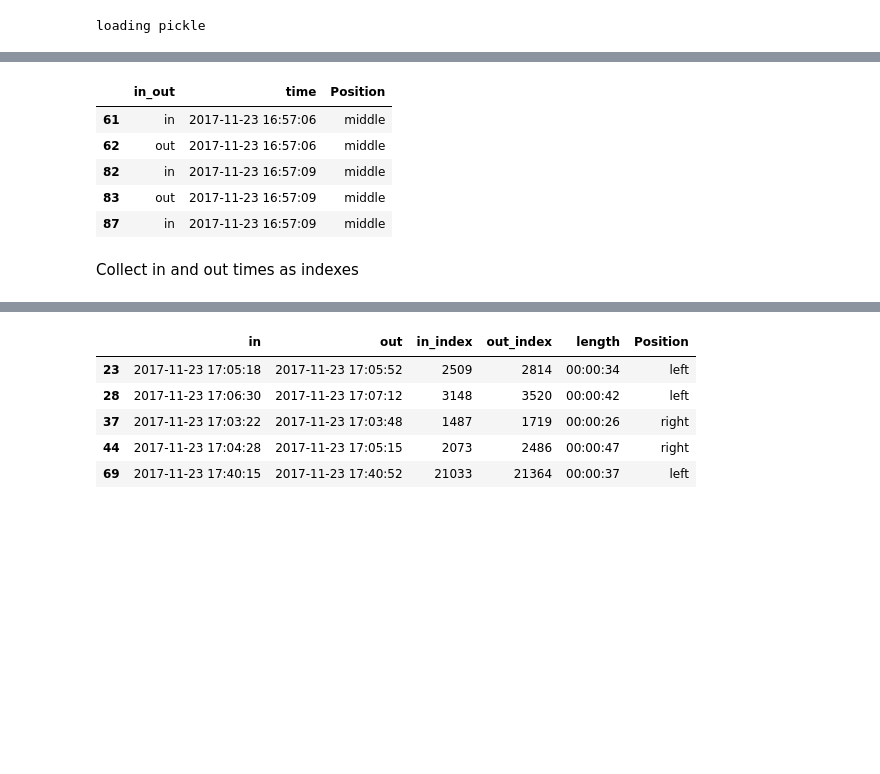
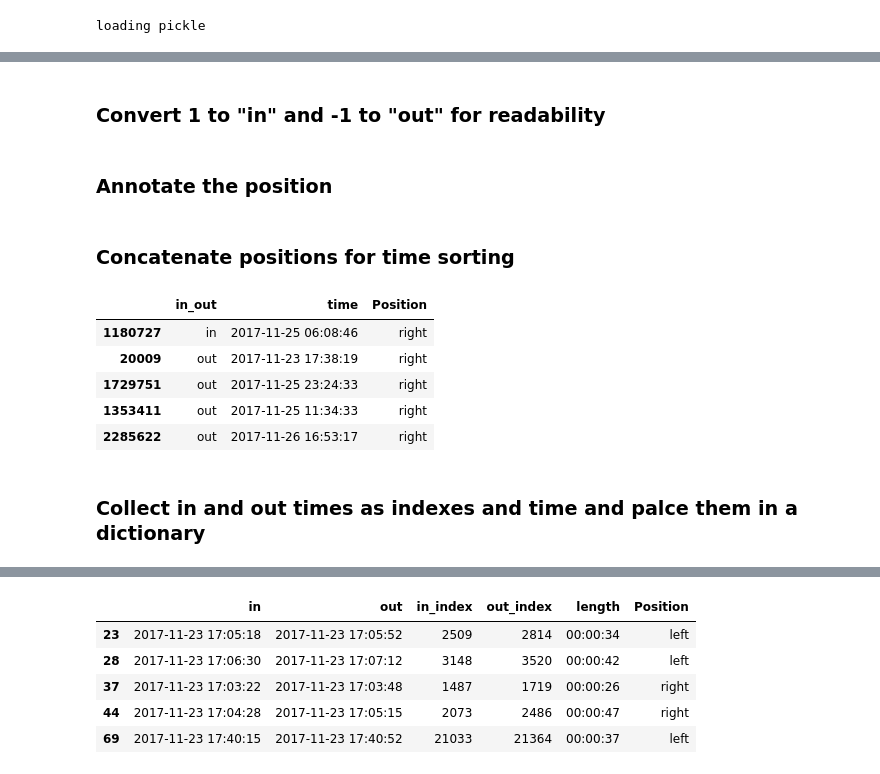
Before and after one commit to bachelor-2020/grideye-testing, a Jupyter notebook: 2 - Algorithm Design.ipynb, the cells around one changed output, grey strips where cells are left out. Saved outputs shown, nothing was run; the diff lists cells and outputs as text; code cells hidden in the pictures; blank space fills up the shorter version.

```diff
--- a/2 - Algorithm Design.ipynb
+++ b/2 - Algorithm Design.ipynb
@@ -194,14 +205,12 @@ else:
     print("creating pickle...")
     print("this will take some time...")
 
-
-    # 2.
-    print("2")
     left  = df[left_mask].copy()
     middle = df[middle_mask].copy()
     right = df[right_mask].copy()
 
-    # Get the highest three numbers from a list of numbers
+    # Define a function which calculates
+    # the highest three numbers from a list
     # and calculate their mean
     # O(n)
     def top_three_mean(numbers):
@@ -222,15 +231,17 @@ else:
         tri_mean = np.mean((m1,m2,m3))
         return tri_mean if count >= 2 else None
 
-
+    # Apply top_three_mean to each urinal section
     left["mean3"] = left.progress_apply(top_three_mean,axis = 1)
     middle["mean3"] = middle.progress_apply(top_three_mean,axis = 1)
     right["mean3"] = right.progress_apply(top_three_mean,axis = 1)
 
-    left["background_temp"] = left_thresh
-    middle["background_temp"] = middle_thresh
-    right["background_temp"] = right_thresh
+    # assign the previous calculated background temperatures to each urinal section
+    left["background_temp"] = left_background
+    middle["background_temp"] = middle_background
+    right["background_temp"] = right_background
 
+    # specify the urinal section (this is more convenient for pickling)
     left["position"] = 'left'
     middle["position"] = 'middle'
     right["position"] = 'right'
@@ -281,13 +292,13 @@ complete
 # %%
-df_temp_diff_redL =  pd.concat([df_temp_diff.iloc[:,1][df_temp_diff.iloc[:,1] != 0],df_temp_diff["time"][df_temp_diff.iloc[:,1] != 0]],axis = 1)
-df_temp_diff_redM = pd.concat([df_temp_diff.iloc[:,2][df_temp_diff.iloc[:,2] != 0],df_temp_diff["time"][df_temp_diff.iloc[:,2] != 0]],axis = 1)
-df_temp_diff_redR = pd.concat([df_temp_diff.iloc[:,3][df_temp_diff.iloc[:,3] != 0],df_temp_diff["time"][df_temp_diff.iloc[:,3] != 0]],axis = 1)
+df_temp_diff_redL =  pd.concat([df_temp_diff["left"][df_temp_diff["left"] != 0],df_temp_diff["time"][df_temp_diff["left"] != 0]],axis = 1)
+df_temp_diff_redM = pd.concat([df_temp_diff["middle"][df_temp_diff["middle"] != 0],df_temp_diff["time"][df_temp_diff["middle"] != 0]],axis = 1)
+df_temp_diff_redR = pd.concat([df_temp_diff["right"][df_temp_diff["right"] != 0],df_temp_diff["time"][df_temp_diff["right"] != 0]],axis = 1)
 
 df_temp_diff_redL.columns = ["in_out","time"]
 df_temp_diff_redM.columns = ["in_out","time"]
 df_temp_diff_redR.columns = ["in_out","time"]
 
-df_temp_diff_redR.head(10)
+df_temp_diff_redR.head(5)
 # %% [output]
 |  | in_out | time |
 | 130 | 1.0 | 2017-11-23 16:57:14 |
@@ -314,3 +331,5 @@ for i in tnrange(len(test)):
+# %% [markdown]
+### Convert 1 to "in" and -1 to "out" for readability
 # %%
 def in_out(b):
     try:
@@ -333,0 +348,2 @@ df_temp_diff_redR["Position"] = ["right" for x in range(len(df_temp_diff_redR))]
+# %% [markdown]
+### Annotate the position
@@ -334,22 +354,21 @@ df_temp_diff_redR["Position"] = ["right" for x in range(len(df_temp_diff_redR))]
+# %% [markdown]
+### Concatenate positions for time sorting
 # %%
-
 rsv = df_temp_diff_redL
 rsv = rsv.append(df_temp_diff_redM)
 rsv = rsv.append(df_temp_diff_redR)
 
-
 rsv.sort_index(inplace=True)
-
-rsv.head()
+rsv.sample(5)
 # %% [output]
 |  | in_out | time | Position |
-| 61 | in | 2017-11-23 16:57:06 | middle |
-| 62 | out | 2017-11-23 16:57:06 | middle |
-| 82 | in | 2017-11-23 16:57:09 | middle |
-| 83 | out | 2017-11-23 16:57:09 | middle |
-| 87 | in | 2017-11-23 16:57:09 | middle |
+| 1180727 | in | 2017-11-25 06:08:46 | right |
+| 20009 | out | 2017-11-23 17:38:19 | right |
+| 1729751 | out | 2017-11-25 23:24:33 | right |
+| 1353411 | out | 2017-11-25 11:34:33 | right |
+| 2285622 | out | 2017-11-26 16:53:17 | right |
 # %% [markdown]
-Collect in and out times as indexes
+### Collect in and out times as indexes and time and palce them in a dictionary
 # %%
 # in and out are times, and inx and outx are the indexes
 in_out_dict = {"left":{"in":[],"out":[],"inx":[],"outx":[]},"middle":{"in":[],"out":[],"inx":[],"outx":[]},
```
Also changed, not shown: parts of 28 cells of this notebook, 5 other files.
